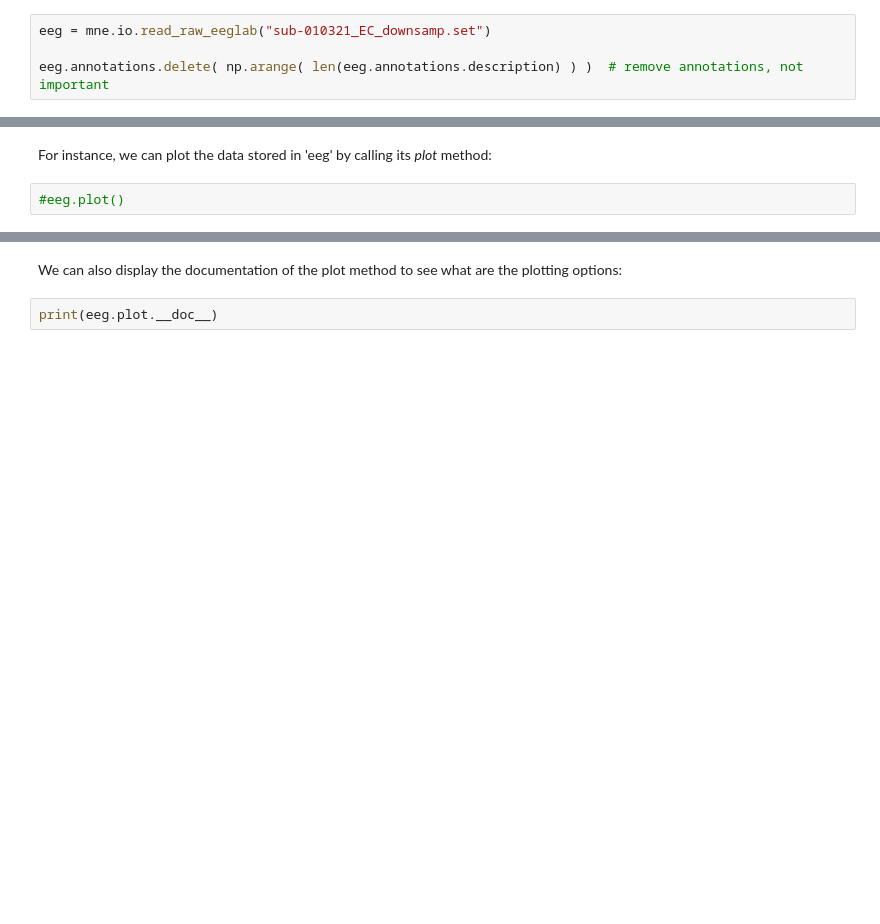
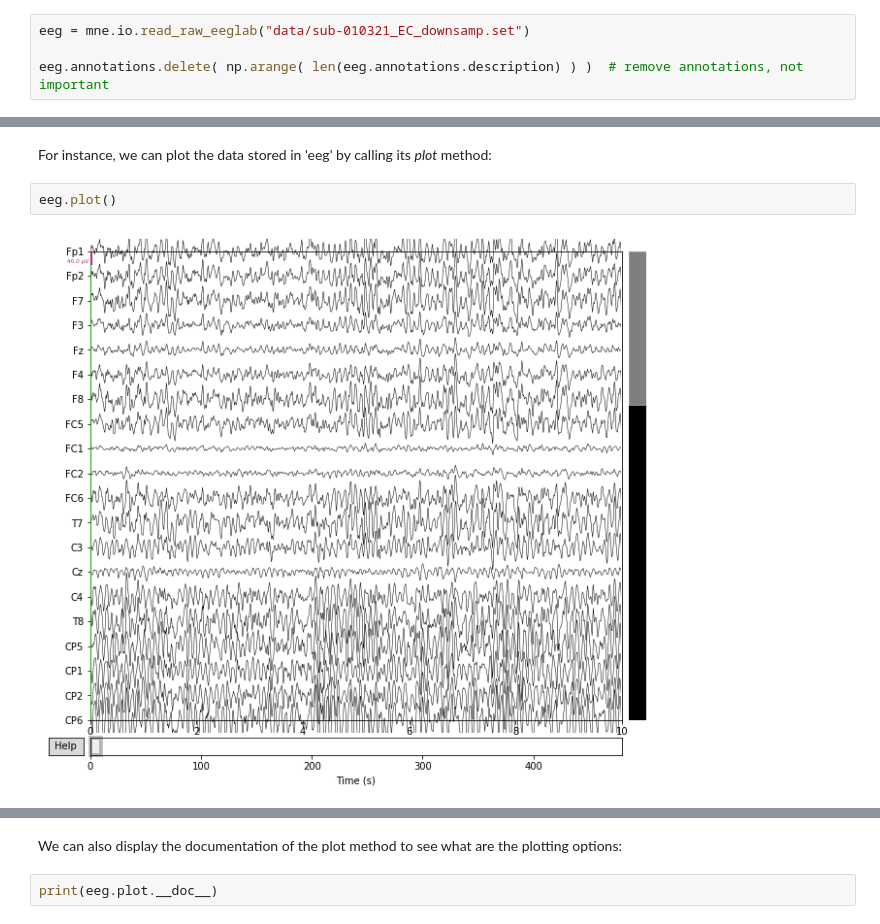
Before and after one commit to DylanMannKrzisnik/MiCM_W2021_Jupyter, a Jupyter notebook: MiCM_2021_notebook_full.ipynb, the cells around one changed output, grey strips where cells are left out. Saved outputs shown, nothing was run; the diff lists cells and outputs as text; blank space fills up the shorter version.

```diff
--- a/MiCM_2021_notebook_full.ipynb
+++ b/MiCM_2021_notebook_full.ipynb
@@ -320,6 +589,6 @@ Import EEG data using [MNE Python](https://mne.tools/stable/index.html) analysis
 
 [Babayan, A., Erbey, M., Kumral, D. et al. *A mind-brain-body dataset of MRI, EEG, cognition, emotion, and peripheral physiology in young and old adults.* Sci Data 6, 180308 (2019).](https://www.nature.com/articles/sdata2018308)
 # %%
-eeg = mne.io.read_raw_eeglab("sub-010321_EC_downsamp.set")
+eeg = mne.io.read_raw_eeglab("data/sub-010321_EC_downsamp.set")
 
 eeg.annotations.delete( np.arange( len(eeg.annotations.description) ) )  # remove annotations, not important
@@ -334,4 +643,6 @@ dir(eeg)
 # %% [markdown]
 For instance, we can plot the data stored in 'eeg' by calling its *plot* method:
-# %%
-#eeg.plot()
+# %%
+eeg.plot()
+# %% [output]
+[figure, added]
```
Also changed, not shown: parts of 116 cells of this notebook, 2 other files.
